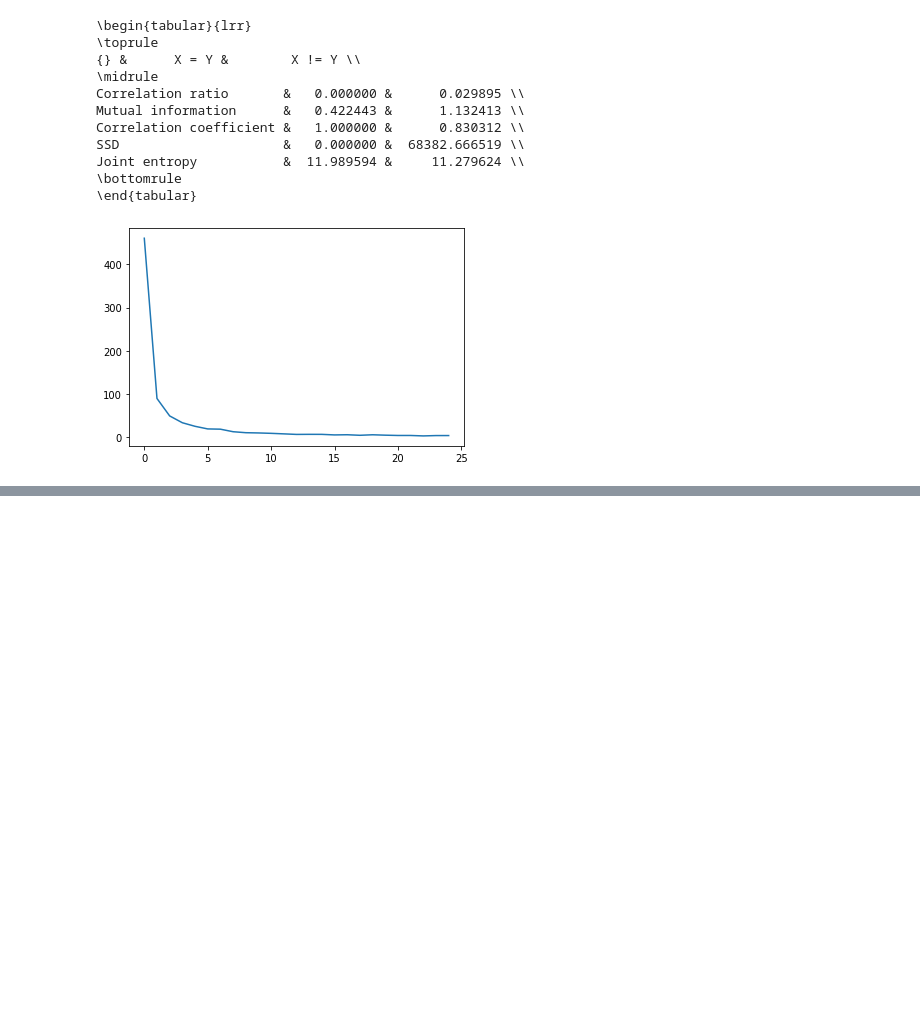
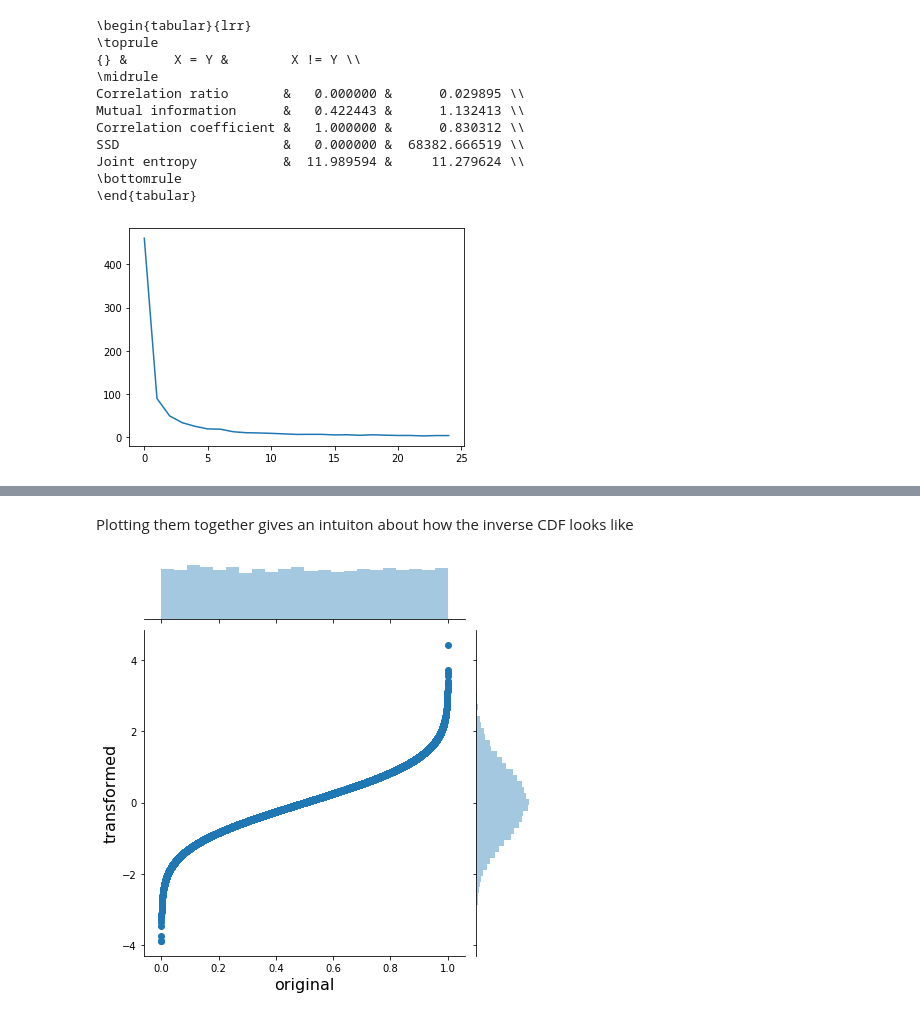
Before and after one commit to CamiVasz/Similarity, a Jupyter notebook: PR.ipynb, the cells around one changed output, grey strips where cells are left out. Saved outputs shown, nothing was run; the diff lists cells and outputs as text; code cells hidden in the pictures; blank space fills up the shorter version.

```diff
--- a/PR.ipynb
+++ b/PR.ipynb
@@ -358,0 +369,7 @@ data = [CR(t1,t2,x) for x in tqdm(np.linspace(10,200,70))]
+# %% [markdown]
+Plotting them together gives an intuiton about how the inverse CDF looks like
+# %%
+h = sns.jointplot(x, x_trans, stat_func=None)
+h.set_axis_labels('original', 'transformed', fontsize=16);
+# %% [output]
+[figure, added]
```
Also changed, not shown: parts of 33 cells of this notebook, 2 other files.
